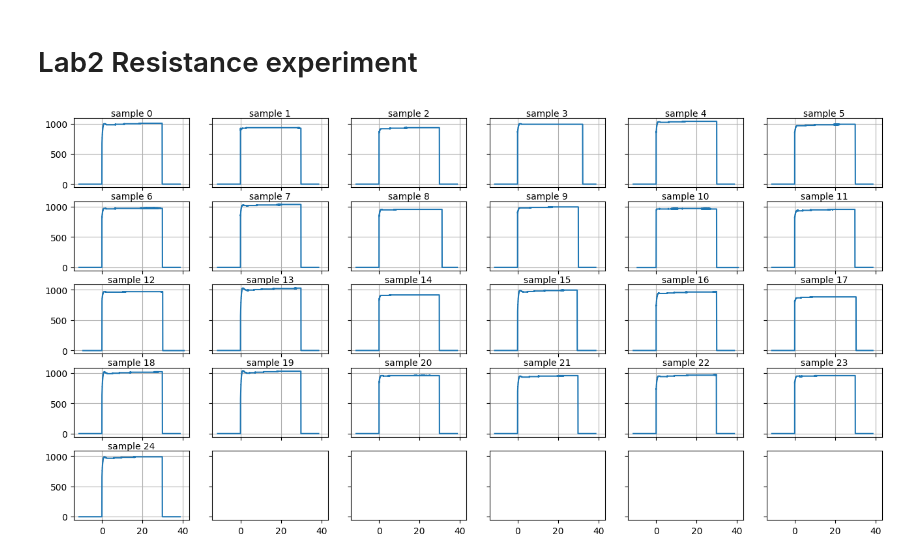
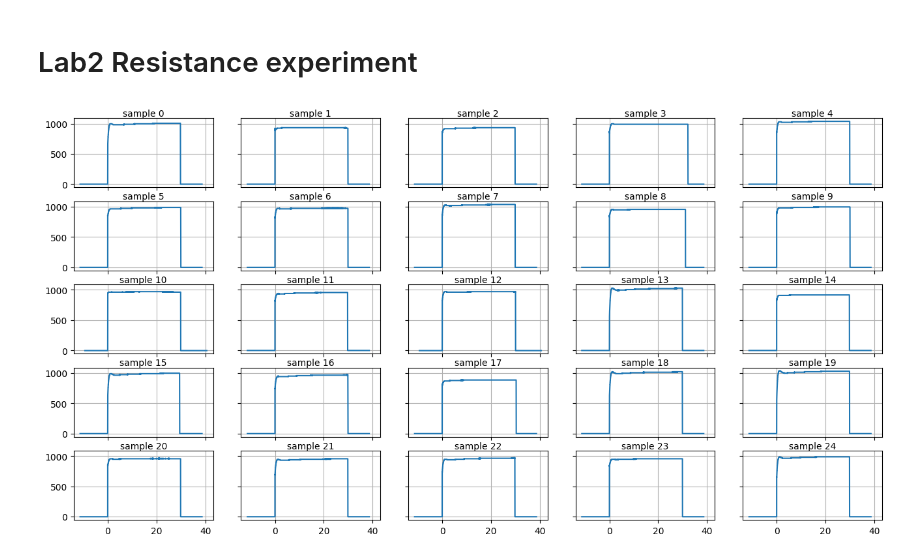
Before and after one commit to tphlabs/data, a Jupyter notebook: Lab2_R/pulse/Lab2_R_Pulse_source.ipynb, the cells around one changed output. Saved outputs shown, nothing was run; the diff lists cells and outputs as text; code cells hidden in the pictures.

```diff
--- a/Lab2_R/pulse/Lab2_R_Pulse_source.ipynb
+++ b/Lab2_R/pulse/Lab2_R_Pulse_source.ipynb
@@ -10,32 +10,32 @@ from scipy.interpolate import interp1d
 import requests
 # %%
 names = range(0, 25)
-fig, ax = plt.subplots(5, 6, figsize=(16, 8), sharey=True, sharex=True)
+fig, ax = plt.subplots(5, 5, figsize=(16, 8), sharey=True, sharex=True)
 
 for i, name in enumerate(names):
   url = f'{name}.csv'
 
   try:
     t, vx,  = np.genfromtxt(url, delimiter=',', skip_header=1).T
   except FileNotFoundError:
     # Code to execute if the file is not found (skip the read operation)
     print(f"File not found, skipping: {url}")
     continue
 
   # Calculate row and column indices for the 2x6 subplot grid
-  row_idx = i // 6 # Integer division to get row (0 or 1)
-  col_idx = i % 6  # Modulo to get column (0-5)
+  row_idx = i // 5 # Integer division to get row (0 or 1)
+  col_idx = i % 5  # Modulo to get column (0-5)
 
   axx = ax[row_idx, col_idx]
   axx.plot(t*1e3, vx*1e3)
   axx.set_title(f'sample {name}', pad=-500, fontsize=10)
 
   #axx.set_xlabel('time, ms')
   #axx.set_ylabel('voltage, mV')
   #axx.set_ylim(-500, 2000)
 
 
   #axx.legend() # UserWarning: No artists with labels found to put in legend.
   axx.grid()
 # %% [output]
-[figure, old version]
+[figure, new version]
```
